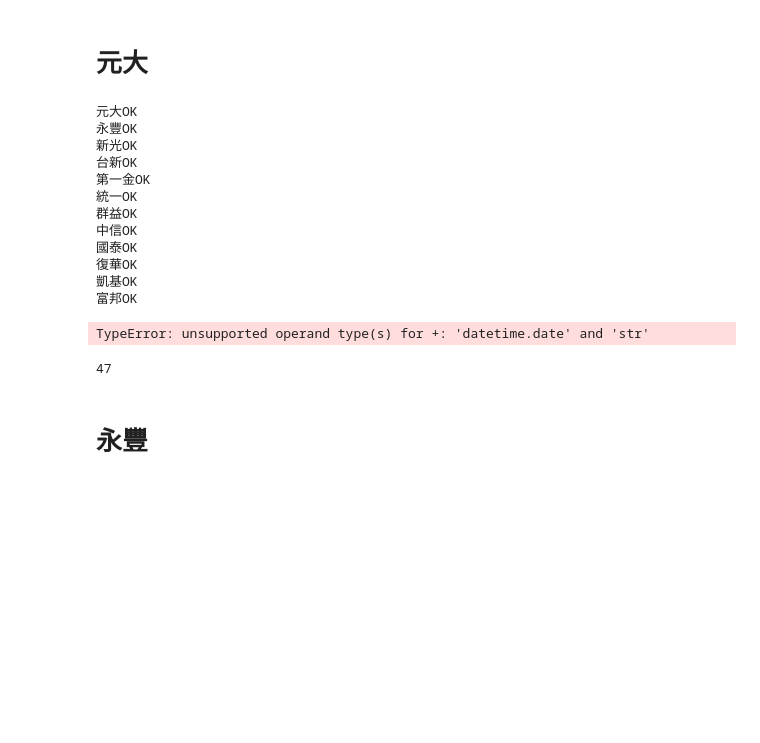
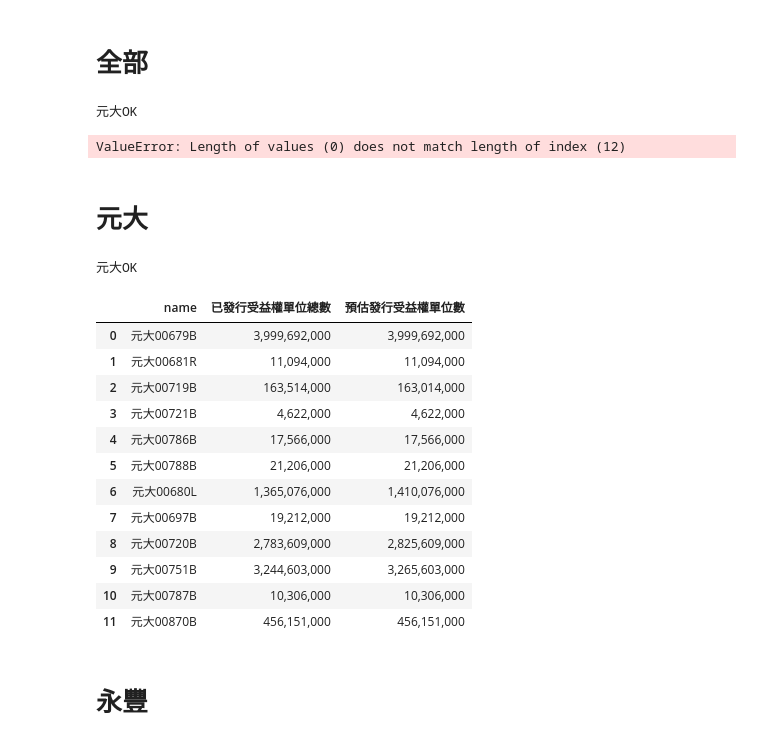
Before and after one commit to jacky7584/Acf-crawler, a Jupyter notebook: acf_crawler.ipynb, the cells around one changed output. Cells and saved outputs as stored; diff of their text form; code cells hidden in the pictures; blank space fills up the shorter version.

```diff
--- a/acf_crawler.ipynb
+++ b/acf_crawler.ipynb
@@ -24,5 +23,5 @@ edge_options.use_chromium = True
 # %% [markdown]
-# 元大
+# 全部
 # %%
 final_name=[]
 a1=[]
@@ -125,13 +124,13 @@ ans=pd.DataFrame()
 ans['name']=final_name
 ans["已發行受益權單位總數"]=a1
 ans["預估發行受益權單位數"]=b1
-driver = webdriver.Chrome()
+chrome_options = Options()
+driver = webdriver.Chrome(options=chrome_options)
+driver.set_window_size(960, 1440)
+
 search_url = "https://www.fsitc.com.tw/FundDetail.aspx?ID=101#TabLinkdivEditTab9"
-# 載入網頁
 driver.get(search_url)
-# 等待網頁完全載入（可以根據實際情況調整等待時間）
 driver.implicitly_wait(5)
-# 獲取網頁內容
 page_content = driver.page_source
 # 使用 BeautifulSoup 解析網頁內容
 soup = BeautifulSoup(page_content, 'html.parser')
@@ -400,22 +399,57 @@ ans["預估發行受益權單位數"]=b1
 ans.to_csv(str(start_date)+'.csv')
 # %% [output]
 元大OK
-永豐OK
-新光OK
-台新OK
-第一金OK
-統一OK
-群益OK
-中信OK
-國泰OK
-復華OK
-凱基OK
-富邦OK
-TypeError: unsupported operand type(s) for +: 'datetime.date' and 'str'
+ValueError: Length of values (0) does not match length of index (12)
+# %% [markdown]
+# 元大
 # %%
-print(len(a1))
+final_name=[]
+a1=[]
+b1=[]
+start_date = datetime.now().date()
+name=["00679B","00681R","00719B","00721B","00786B","00788B","00680L","00697B","00720B","00751B","00787B","00870B"]
+domain="https://www.yuantaetfs.com/tradeInfo/pcf/"
+for i in name:
+    final_name.append('元大'+i)
+    ck=0
+    url=domain+i
+    response = requests.get(url)
+    content = BeautifulSoup(response.text, "html.parser")
+    table = content.find_all(class_="td")
+    for j in table:
+        try:
+            h4=j.find("h4").get_text()
+            p=j.find("p").get_text()
+
+            if h4=="已發行受益權單位總數" and ck==0:
+                a1.append(p)
+                ck+=1
+            elif h4=="預估發行受益權單位數":
+                b1.append(p)
+        except:
+            pass
+print('元大OK')
+ans=pd.DataFrame()
+ans['name']=final_name
+ans["已發行受益權單位總數"]=a1
+ans["預估發行受益權單位數"]=b1
+ans.to_csv(str(start_date)+'元大.csv')
+ans
 # %% [output]
-47
+元大OK
+|  | name | 已發行受益權單位總數 | 預估發行受益權單位數 |
+| 0 | 元大00679B | 3,999,692,000 | 3,999,692,000 |
+| 1 | 元大00681R | 11,094,000 | 11,094,000 |
+| 2 | 元大00719B | 163,514,000 | 163,014,000 |
+| 3 | 元大00721B | 4,622,000 | 4,622,000 |
+| 4 | 元大00786B | 17,566,000 | 17,566,000 |
+| 5 | 元大00788B | 21,206,000 | 21,206,000 |
+| 6 | 元大00680L | 1,365,076,000 | 1,410,076,000 |
+| 7 | 元大00697B | 19,212,000 | 19,212,000 |
+| 8 | 元大00720B | 2,783,609,000 | 2,825,609,000 |
+| 9 | 元大00751B | 3,244,603,000 | 3,265,603,000 |
+| 10 | 元大00787B | 10,306,000 | 10,306,000 |
+| 11 | 元大00870B | 456,151,000 | 456,151,000 |
 # %% [markdown]
 # 永豐
 # %%
```
Also changed, not shown: parts of 13 cells of this notebook, 11 other files.
